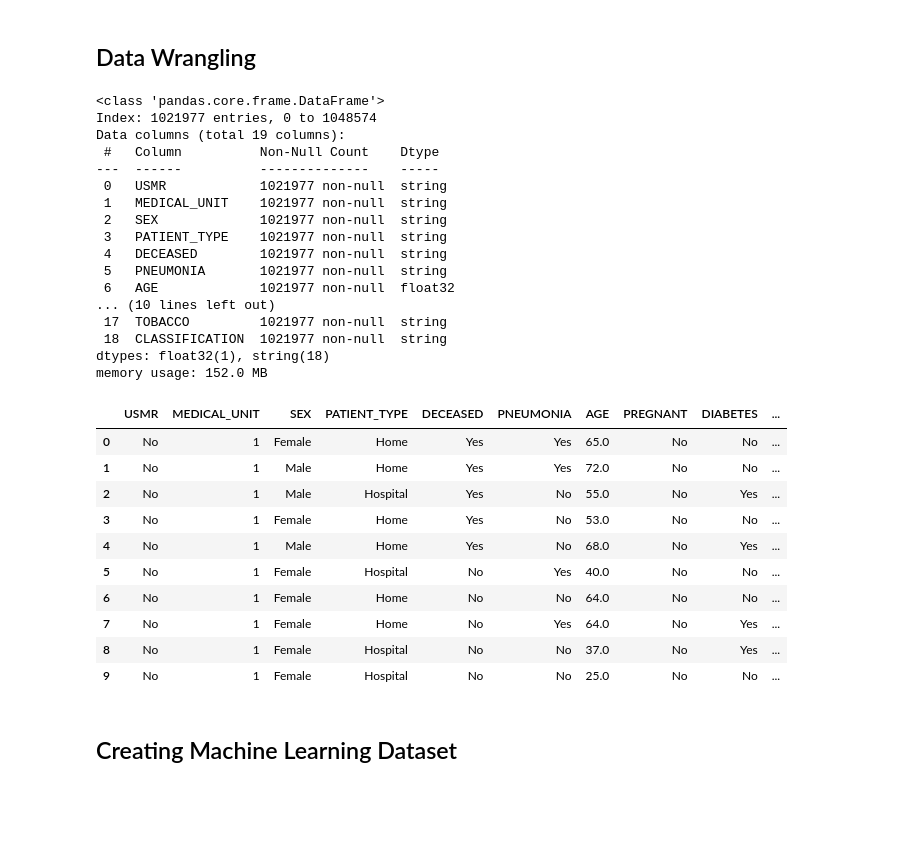
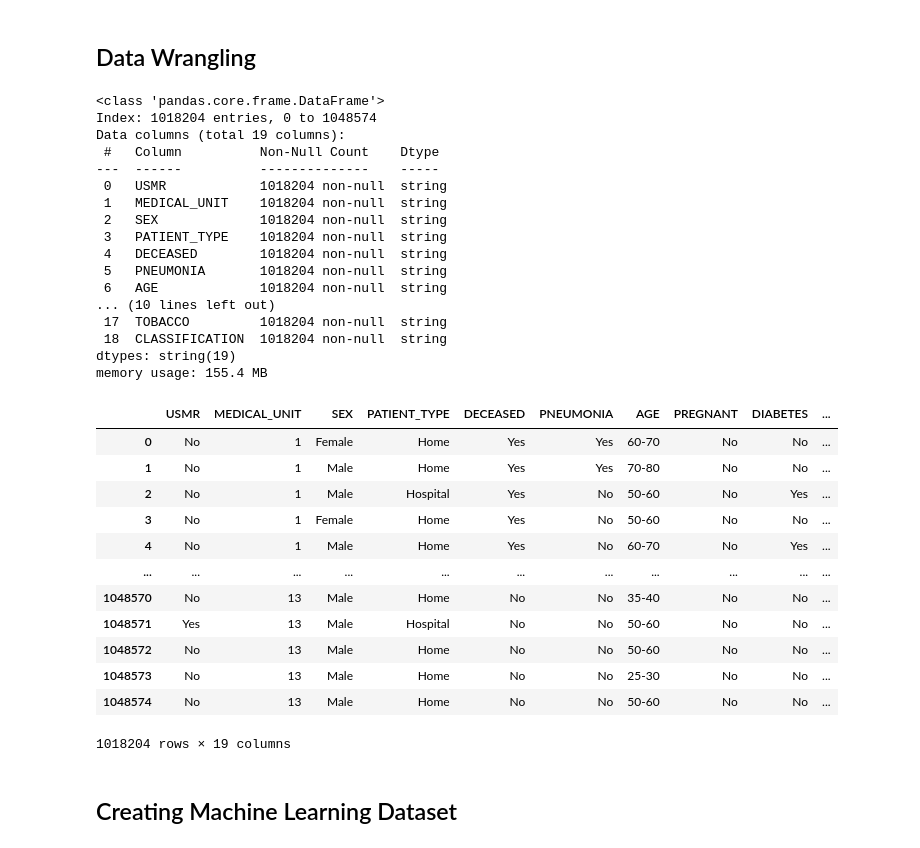
Before and after one commit to xPrithvi/COVID-19-Survival-Model, a Jupyter notebook: data_prep.ipynb, the cells around one changed output. Drawn from its saved outputs; the diff is of its cells as text; code cells hidden in the pictures; blank space fills up the shorter version.

```diff
--- a/data_prep.ipynb
+++ b/data_prep.ipynb
@@ -87,59 +87,66 @@ df.loc[df["PATIENT_TYPE"] == "2", "PATIENT_TYPE"] = "Hospital"
 df.loc[df["SEX"] == "Male", "PREGNANT"] = "No"
 df.loc[df["PREGNANT"] == "1", "PREGNANT"] = "Yes"
 df.loc[df["PREGNANT"] == "2", "PREGNANT"] = "No"
 df.loc[df["PREGNANT"] == "98", "PREGNANT"] = ""
 
 df.loc[df["ICU"] == "1", "ICU"] = "Yes"
 df.loc[df["ICU"] == "2", "ICU"] = "No"
 df.loc[df["ICU"] == "97", "ICU"] = ""
 df.loc[df["ICU"] == "99", "ICU"] = ""
 
 df.loc[df["INTUBED"] == "1", "INTUBED"] = "Yes"
 df.loc[df["INTUBED"] == "2", "INTUBED"] = "No"
 df.loc[df["INTUBED"] == "97", "INTUBED"] = ""
 df.loc[df["INTUBED"] == "99", "INTUBED"] = ""
 
+# Binning the age values,
+df['AGE'] = df['AGE'].astype(int)
+age_bins = [0, 5, 10, 15, 20, 25, 30, 35, 40, 50, 60, 70, 80, 90, 100, 120]
+age_labels = ["0-5", "5-10", "10-15", "15-20", "20-25", "25-30", "30-35", "35-40",
+              "40-50", "50-60", "60-70", "70-80", "80-90", "90-100", "100-120"]
+df['AGE'] = pd.cut(df['AGE'], bins = age_bins, labels = age_labels)
+df['AGE'] = df['AGE'].astype("string")
+
 # Cleaning dataframe.
 df.drop(columns = ["ICU", "INTUBED"], inplace = True)
 df.replace('', np.nan, inplace = True)
 df.dropna(inplace = True)
 
-# Correcting datatypes,
-df["AGE"] = df["AGE"].astype(np.float32)
-
 # Saving dataframe,
 df.to_csv("covid-data-cleaned.csv")
 df.info()
-df.head(10)
+df
 # %% [output]
 <class 'pandas.core.frame.DataFrame'>
-Index: 1021977 entries, 0 to 1048574
+Index: 1018204 entries, 0 to 1048574
 Data columns (total 19 columns):
  #   Column          Non-Null Count    Dtype
 ---  ------          --------------    -----
- 0   USMR            1021977 non-null  string
- 1   MEDICAL_UNIT    1021977 non-null  string
- 2   SEX             1021977 non-null  string
- 3   PATIENT_TYPE    1021977 non-null  string
- 4   DECEASED        1021977 non-null  string
- 5   PNEUMONIA       1021977 non-null  string
- 6   AGE             1021977 non-null  float32
+ 0   USMR            1018204 non-null  string
+ 1   MEDICAL_UNIT    1018204 non-null  string
+ 2   SEX             1018204 non-null  string
+ 3   PATIENT_TYPE    1018204 non-null  string
+ 4   DECEASED        1018204 non-null  string
+ 5   PNEUMONIA       1018204 non-null  string
+ 6   AGE             1018204 non-null  string
 ... (10 lines left out)
- 17  TOBACCO         1021977 non-null  string
- 18  CLASSIFICATION  1021977 non-null  string
-dtypes: float32(1), string(18)
-memory usage: 152.0 MB
+ 17  TOBACCO         1018204 non-null  string
+ 18  CLASSIFICATION  1018204 non-null  string
+dtypes: string(19)
+memory usage: 155.4 MB
 |  | USMR | MEDICAL_UNIT | SEX | PATIENT_TYPE | DECEASED | PNEUMONIA | AGE | PREGNANT | DIABETES | ... |
-| 0 | No | 1 | Female | Home | Yes | Yes | 65.0 | No | No | ... |
-| 1 | No | 1 | Male | Home | Yes | Yes | 72.0 | No | No | ... |
-| 2 | No | 1 | Male | Hospital | Yes | No | 55.0 | No | Yes | ... |
-| 3 | No | 1 | Female | Home | Yes | No | 53.0 | No | No | ... |
-| 4 | No | 1 | Male | Home | Yes | No | 68.0 | No | Yes | ... |
-| 5 | No | 1 | Female | Hospital | No | Yes | 40.0 | No | No | ... |
-| 6 | No | 1 | Female | Home | No | No | 64.0 | No | No | ... |
-| 7 | No | 1 | Female | Home | No | Yes | 64.0 | No | Yes | ... |
-| 8 | No | 1 | Female | Hospital | No | No | 37.0 | No | Yes | ... |
-| 9 | No | 1 | Female | Hospital | No | No | 25.0 | No | No | ... |
+| 0 | No | 1 | Female | Home | Yes | Yes | 60-70 | No | No | ... |
+| 1 | No | 1 | Male | Home | Yes | Yes | 70-80 | No | No | ... |
+| 2 | No | 1 | Male | Hospital | Yes | No | 50-60 | No | Yes | ... |
+| 3 | No | 1 | Female | Home | Yes | No | 50-60 | No | No | ... |
+| 4 | No | 1 | Male | Home | Yes | No | 60-70 | No | Yes | ... |
+| ... | ... | ... | ... | ... | ... | ... | ... | ... | ... | ... |
+| 1048570 | No | 13 | Male | Home | No | No | 35-40 | No | No | ... |
+| 1048571 | Yes | 13 | Male | Hospital | No | No | 50-60 | No | No | ... |
+| 1048572 | No | 13 | Male | Home | No | No | 50-60 | No | No | ... |
+| 1048573 | No | 13 | Male | Home | No | No | 25-30 | No | No | ... |
+| 1048574 | No | 13 | Male | Home | No | No | 50-60 | No | No | ... |
+1018204 rows × 19 columns
 # %% [markdown]
 ## Creating Machine Learning Dataset
 # %%
```
Also changed, not shown: parts of 5 cells of this notebook, 1 other file.
